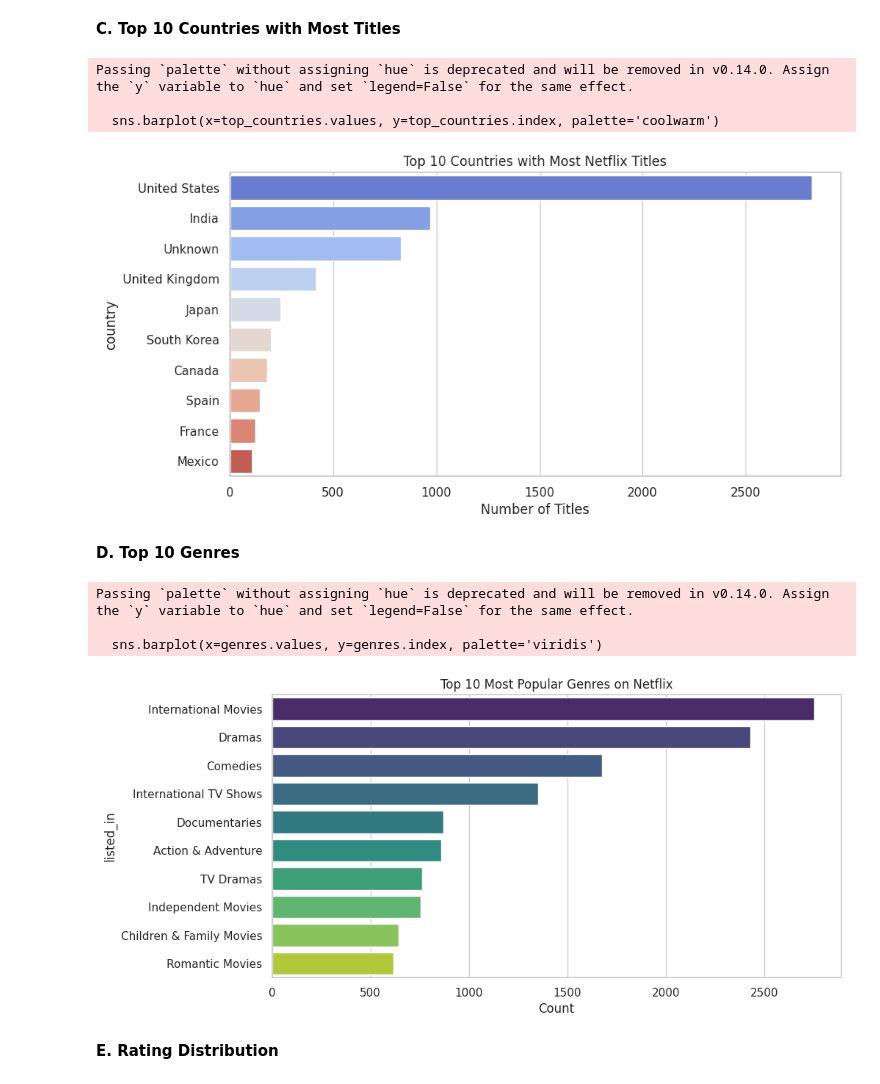
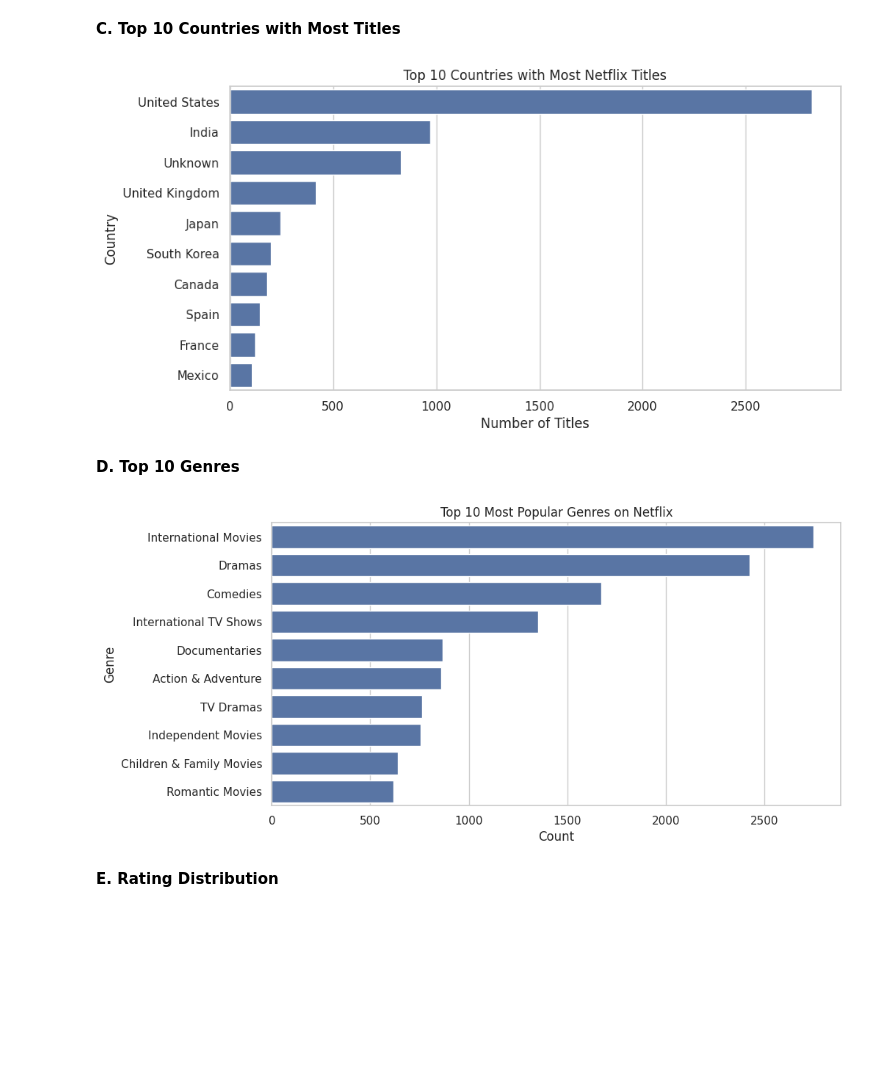
Before and after one commit to madhurasharan/Netflix-Dataset-Analysis, a Jupyter notebook: Netflix_Analysis.ipynb, the cells around one changed output. Cells and saved outputs as stored; diff of their text form; code cells hidden in the pictures; blank space fills up the shorter version.

```diff
--- a/Netflix_Analysis.ipynb
+++ b/Netflix_Analysis.ipynb
@@ -139,32 +136,23 @@ plt.show()
 # %% [markdown]
 **C. Top 10 Countries with Most Titles**
 # %%
-top_countries = df['country'].value_counts().head(10)
-
-sns.barplot(x=top_countries.values, y=top_countries.index, palette='coolwarm')
+sns.barplot(x= top_countries.values, y= top_countries.index)
 plt.title('Top 10 Countries with Most Netflix Titles')
 plt.xlabel('Number of Titles')
+plt.ylabel('Country')
 plt.show()
 # %% [output]
-Passing `palette` without assigning `hue` is deprecated and will be removed in v0.14.0. Assign the `y` variable to `hue` and set `legend=False` for the same effect.
-
-  sns.barplot(x=top_countries.values, y=top_countries.index, palette='coolwarm')
-[figure, old version]
+[figure, new version]
 # %% [markdown]
 **D. Top 10 Genres**
 # %%
-# Split 'listed_in' column by commas to count each genre separately
-genres = df['listed_in'].str.split(',').explode().str.strip().value_counts().head(10)
-
-sns.barplot(x=genres.values, y=genres.index, palette='viridis')
+sns.barplot(x=genres.values, y=genres.index)
 plt.title('Top 10 Most Popular Genres on Netflix')
 plt.xlabel('Count')
+plt.ylabel('Genre')
 plt.show()
 # %% [output]
-Passing `palette` without assigning `hue` is deprecated and will be removed in v0.14.0. Assign the `y` variable to `hue` and set `legend=False` for the same effect.
-
-  sns.barplot(x=genres.values, y=genres.index, palette='viridis')
-[figure, old version]
+[figure, new version]
 # %% [markdown]
 **E. Rating Distribution**
 # %%
```
Also changed, not shown: parts of 2 cells of this notebook.
